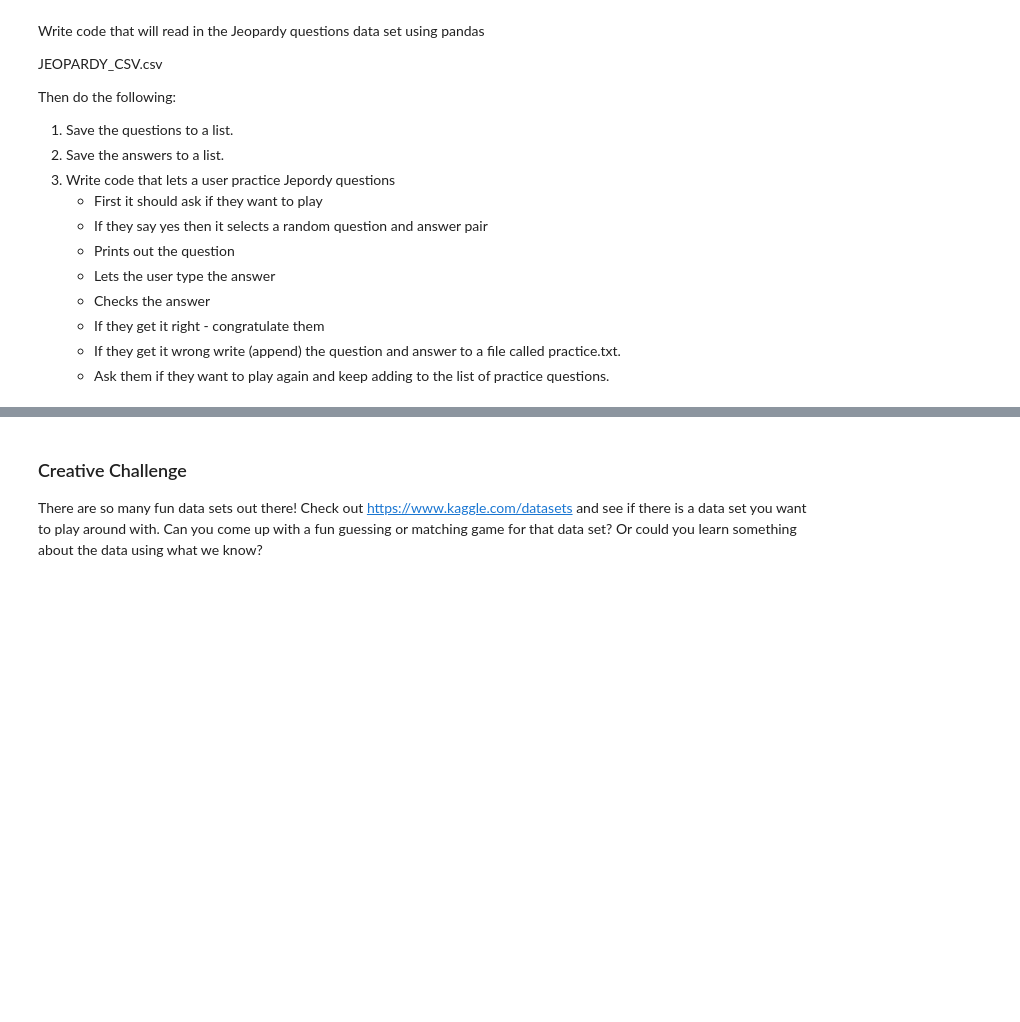
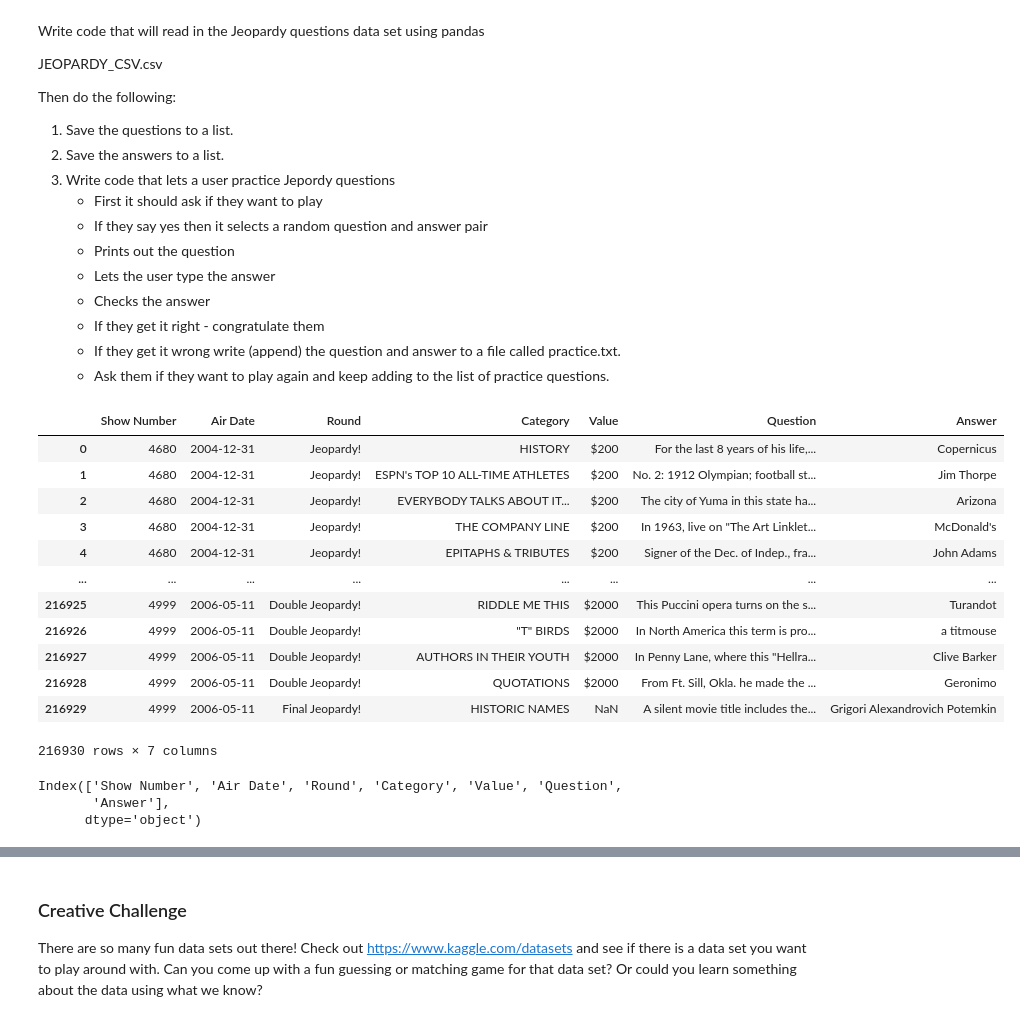
Before and after one commit to roryhuck/PythonProgramming, a Jupyter notebook: Day11/HWPracticeProblems_Day11.ipynb, the cells around one changed output, grey strips where cells are left out. Drawn from its saved outputs; the diff is of its cells as text; code cells hidden in the pictures; blank space fills up the shorter version.

```diff
--- a/Day11/HWPracticeProblems_Day11.ipynb
+++ b/Day11/HWPracticeProblems_Day11.ipynb
@@ -658,3 +527,25 @@ Then do the following:
     - Ask them if they want to play again and keep adding to the list of practice questions.
 # %%
 # Your Code Here
+df = pd.read_csv("JEOPARDY_CSV.csv")
+df
+# %% [output]
+|  | Show Number | Air Date | Round | Category | Value | Question | Answer |
+| 0 | 4680 | 2004-12-31 | Jeopardy! | HISTORY | $200 | For the last 8 years of his life,... | Copernicus |
+| 1 | 4680 | 2004-12-31 | Jeopardy! | ESPN's TOP 10 ALL-TIME ATHLETES | $200 | No. 2: 1912 Olympian; football st... | Jim Thorpe |
+| 2 | 4680 | 2004-12-31 | Jeopardy! | EVERYBODY TALKS ABOUT IT... | $200 | The city of Yuma in this state ha... | Arizona |
+| 3 | 4680 | 2004-12-31 | Jeopardy! | THE COMPANY LINE | $200 | In 1963, live on "The Art Linklet... | McDonald's |
+| 4 | 4680 | 2004-12-31 | Jeopardy! | EPITAPHS & TRIBUTES | $200 | Signer of the Dec. of Indep., fra... | John Adams |
+| ... | ... | ... | ... | ... | ... | ... | ... |
+| 216925 | 4999 | 2006-05-11 | Double Jeopardy! | RIDDLE ME THIS | $2000 | This Puccini opera turns on the s... | Turandot |
+| 216926 | 4999 | 2006-05-11 | Double Jeopardy! | "T" BIRDS | $2000 | In North America this term is pro... | a titmouse |
+| 216927 | 4999 | 2006-05-11 | Double Jeopardy! | AUTHORS IN THEIR YOUTH | $2000 | In Penny Lane, where this "Hellra... | Clive Barker |
+| 216928 | 4999 | 2006-05-11 | Double Jeopardy! | QUOTATIONS | $2000 | From Ft. Sill, Okla. he made the ... | Geronimo |
+| 216929 | 4999 | 2006-05-11 | Final Jeopardy! | HISTORIC NAMES | NaN | A silent movie title includes the... | Grigori Alexandrovich Potemkin |
+216930 rows × 7 columns
+# %%
+df.columns
+# %% [output]
+Index(['Show Number', 'Air Date', 'Round', 'Category', 'Value', 'Question',
+       'Answer'],
+      dtype='object')
```
Also changed, not shown: parts of 7 cells of this notebook, 5 other files.
